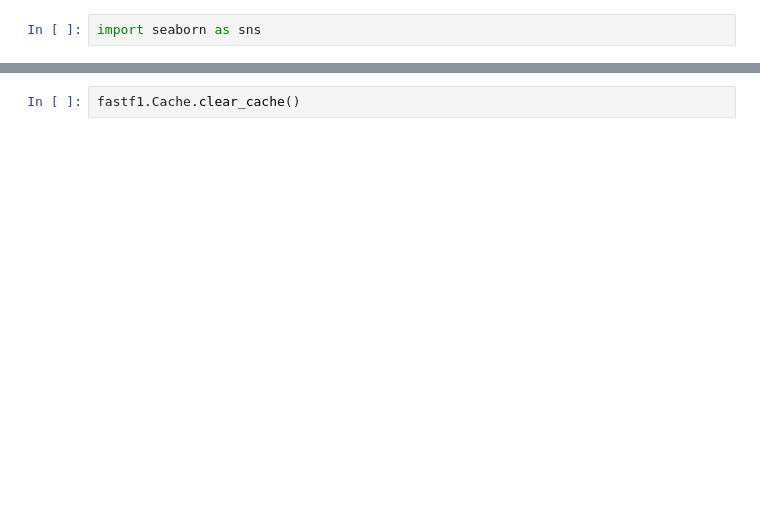
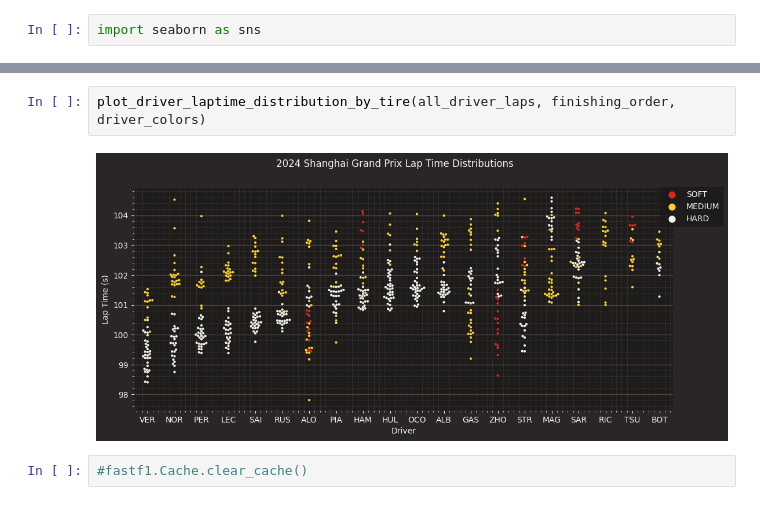
Before and after one commit to peter-clark/f1-stats, a Jupyter notebook: 2024.ipynb, the cells around one changed output, grey strips where cells are left out. Drawn from its saved outputs; the diff is of its cells as text; blank space fills up the shorter version.

```diff
--- a/2024.ipynb
+++ b/2024.ipynb
@@ -163,2 +270,6 @@ plot_driver_laptime_distribution(all_driver_laps, finishing_order, driver_colors
+# %%
+plot_driver_laptime_distribution_by_tire(all_driver_laps, finishing_order, driver_colors)
+# %% [output]
+[figure, added]
 # %%
-fastf1.Cache.clear_cache()
+#fastf1.Cache.clear_cache()
```
Also changed, not shown: parts of 13 cells of this notebook, 9 other files.
